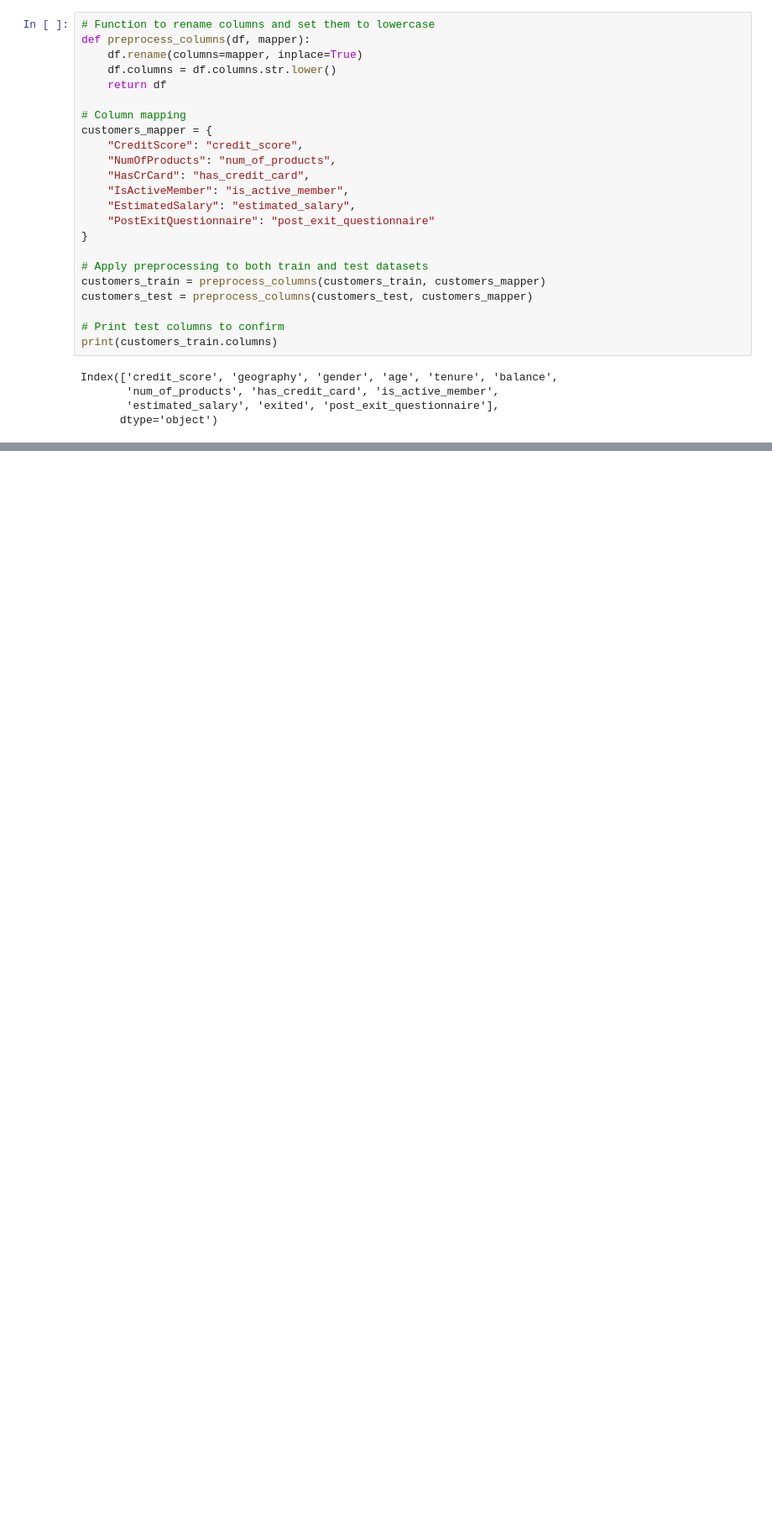
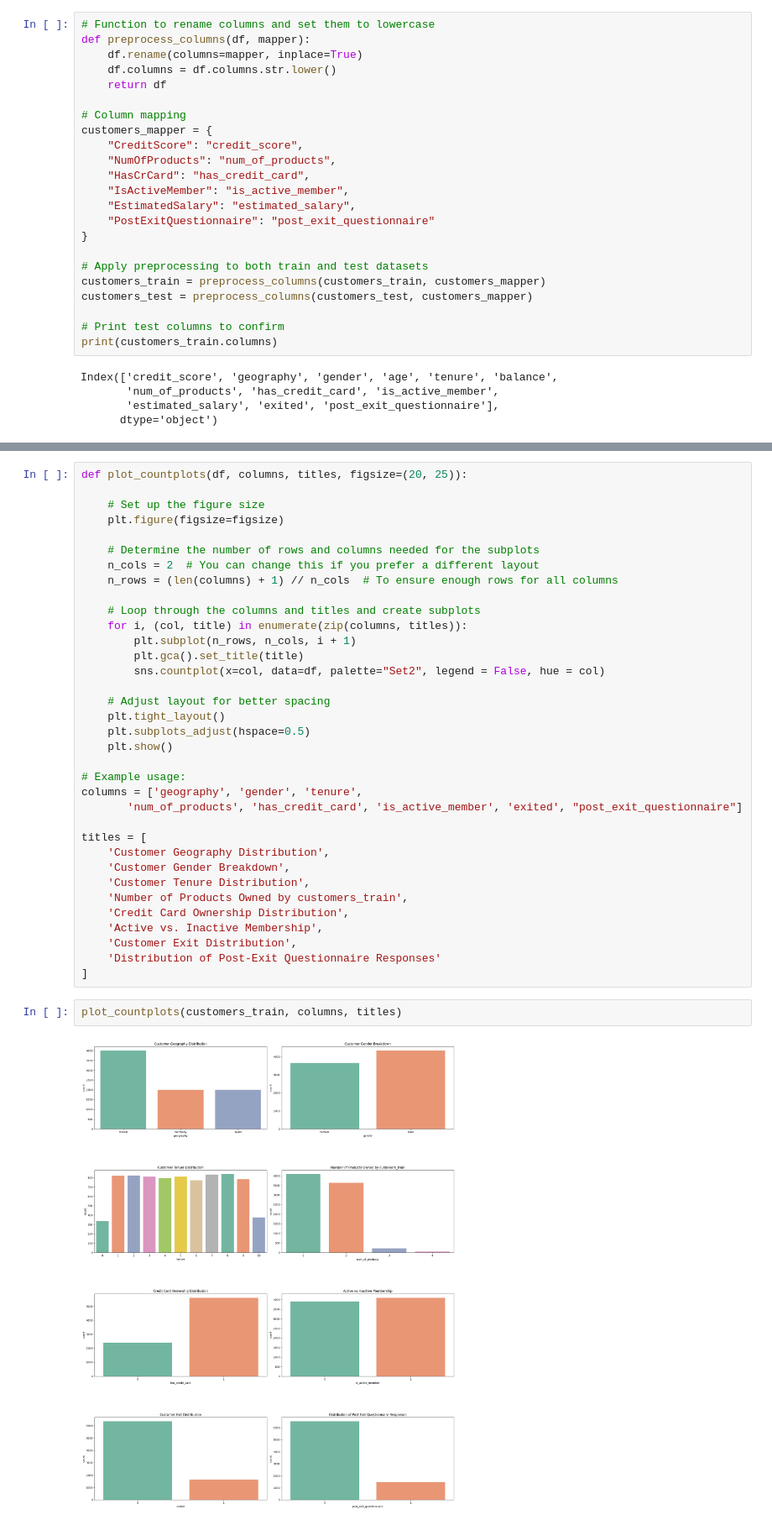
Before and after one commit to azamKhattak24/Customer_Churn_Prediction, a Jupyter notebook: notebooks/customerChurnPrediction.ipynb, the cells around one changed output, grey strips where cells are left out. Shown at 84% size. Drawn from its saved outputs; the diff is of its cells as text; blank space fills up the shorter version.

```diff
--- a/notebooks/customerChurnPrediction.ipynb
+++ b/notebooks/customerChurnPrediction.ipynb
@@ -294,0 +305,39 @@ Index(['credit_score', 'geography', 'gender', 'age', 'tenure', 'balance',
+# %%
+def plot_countplots(df, columns, titles, figsize=(20, 25)):
+
+    # Set up the figure size
+    plt.figure(figsize=figsize)
+
+    # Determine the number of rows and columns needed for the subplots
+    n_cols = 2  # You can change this if you prefer a different layout
+    n_rows = (len(columns) + 1) // n_cols  # To ensure enough rows for all columns
+
+    # Loop through the columns and titles and create subplots
+    for i, (col, title) in enumerate(zip(columns, titles)):
+        plt.subplot(n_rows, n_cols, i + 1)
+        plt.gca().set_title(title)
+        sns.countplot(x=col, data=df, palette="Set2", legend = False, hue = col)
+
+    # Adjust layout for better spacing
+    plt.tight_layout()
+    plt.subplots_adjust(hspace=0.5)
+    plt.show()
+
+# Example usage:
+columns = ['geography', 'gender', 'tenure',
+       'num_of_products', 'has_credit_card', 'is_active_member', 'exited', "post_exit_questionnaire"]
+
+titles = [
+    'Customer Geography Distribution',
+    'Customer Gender Breakdown',
+    'Customer Tenure Distribution',
+    'Number of Products Owned by customers_train',
+    'Credit Card Ownership Distribution',
+    'Active vs. Inactive Membership',
+    'Customer Exit Distribution',
+    'Distribution of Post-Exit Questionnaire Responses'
+]
+# %%
+plot_countplots(customers_train, columns, titles)
+# %% [output]
+[figure, added]
```
Also changed, not shown: parts of 3 cells of this notebook.
